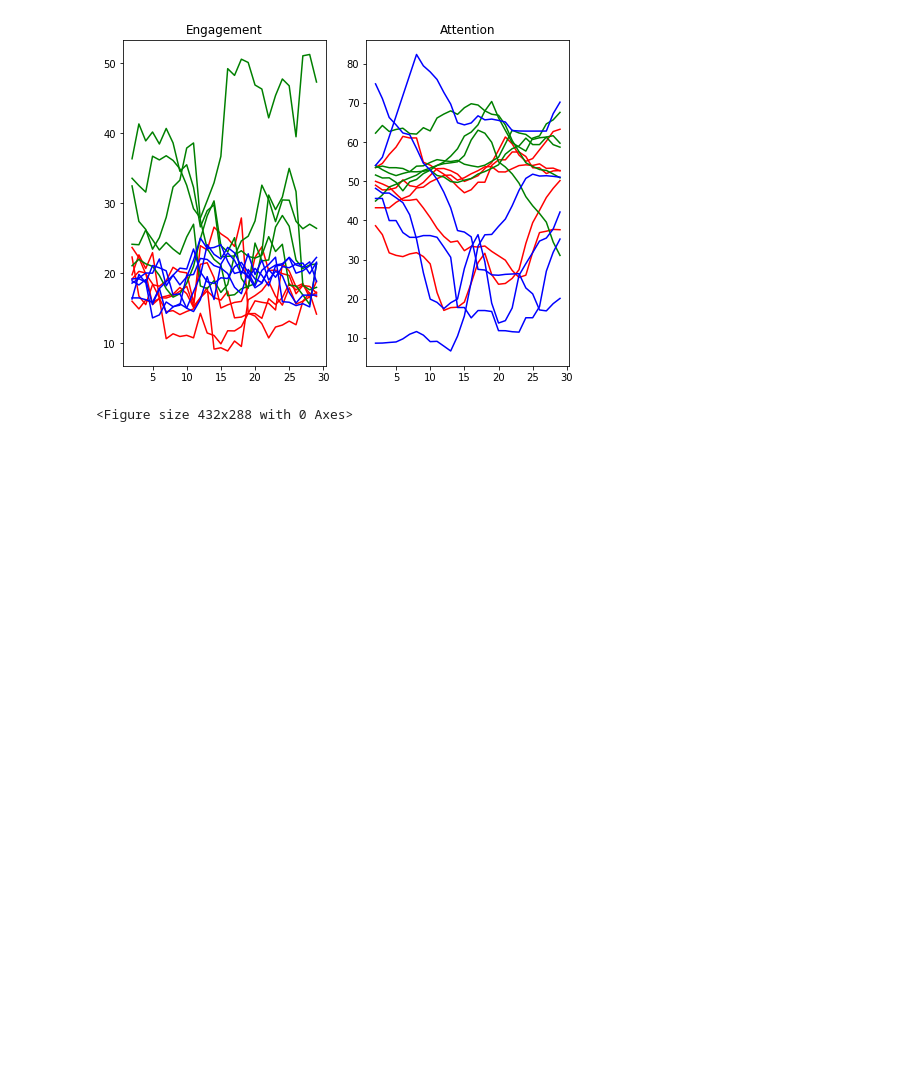
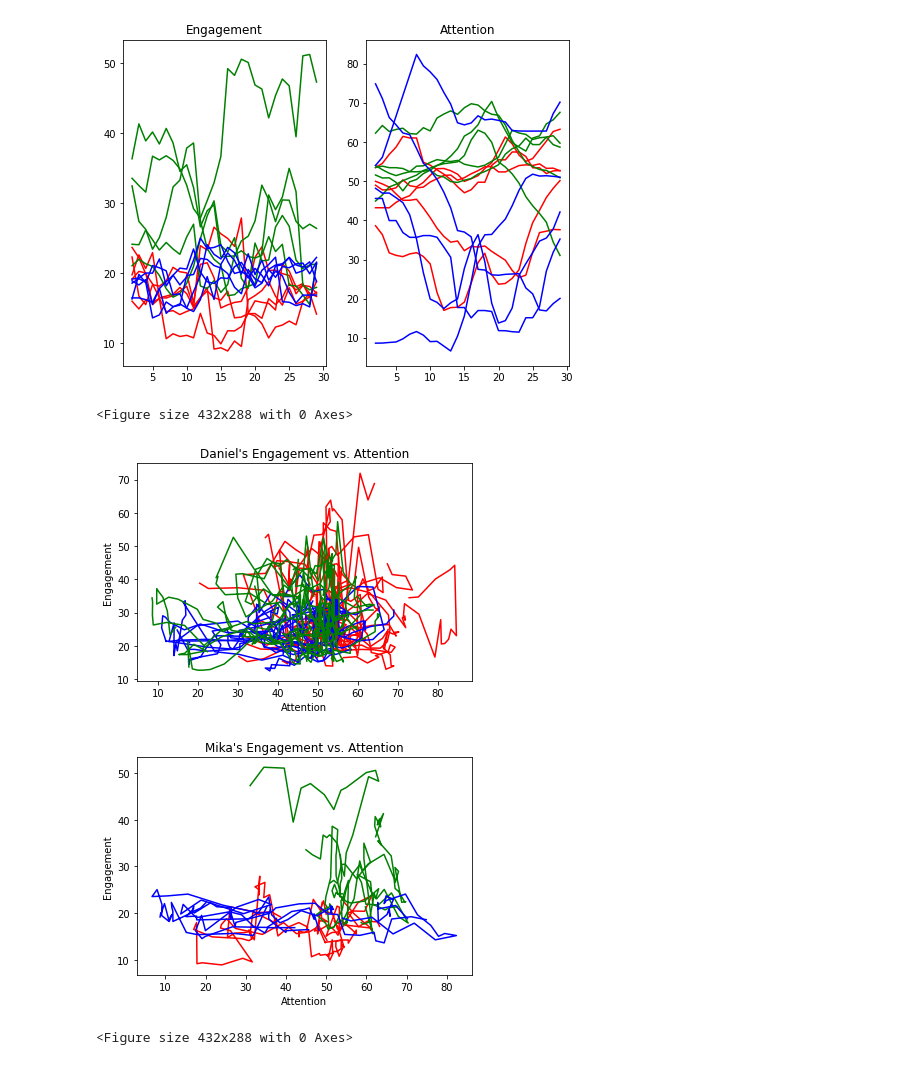
Before and after one commit to tonymauro/Neuromaker-BCI, a Jupyter notebook: plot_folder.ipynb, the cells around one changed output. Drawn from its saved outputs; the diff is of its cells as text; code cells hidden in the pictures; blank space fills up the shorter version.

Commit message:
Analyze correlation between engagement metric and attention

```diff
--- a/plot_folder.ipynb
+++ b/plot_folder.ipynb
@@ -270,3 +258,35 @@ plt.clf()
 # %% [output]
 [figure]
 <Figure size 432x288 with 0 Axes>
+# %%
+plt.title("Daniel's Engagement vs. Attention")
+plt.xlabel("Attention")
+plt.ylabel("Engagement")
+for sample, label in zip(data, dataLabels):
+    if label == "active":
+        plt.plot(sample.getAttention(), sample.getEngagement(), 'r')
+    elif label == "neutral":
+        plt.plot(sample.getAttention(), sample.getEngagement(), 'g')
+    elif label == "meditate":
+        plt.plot(sample.getAttention(), sample.getEngagement(), 'b')
+
+plt.show()
+plt.clf()
+
+plt.title("Mika's Engagement vs. Attention")
+plt.xlabel("Attention")
+plt.ylabel("Engagement")
+for sample, label in zip(cv_data, cv_dataLabels):
+    if label == "active":
+        plt.plot(sample.getAttention(), sample.getEngagement(), 'r')
+    elif label == "neutral":
+        plt.plot(sample.getAttention(), sample.getEngagement(), 'g')
+    elif label == "meditate":
+        plt.plot(sample.getAttention(), sample.getEngagement(), 'b')
+
+plt.show()
+plt.clf()
+# %% [output]
+[figure, added]
+[figure, added]
+<Figure size 432x288 with 0 Axes>
```
Also changed, not shown: parts of 1 cell of this notebook, 1 other file.
